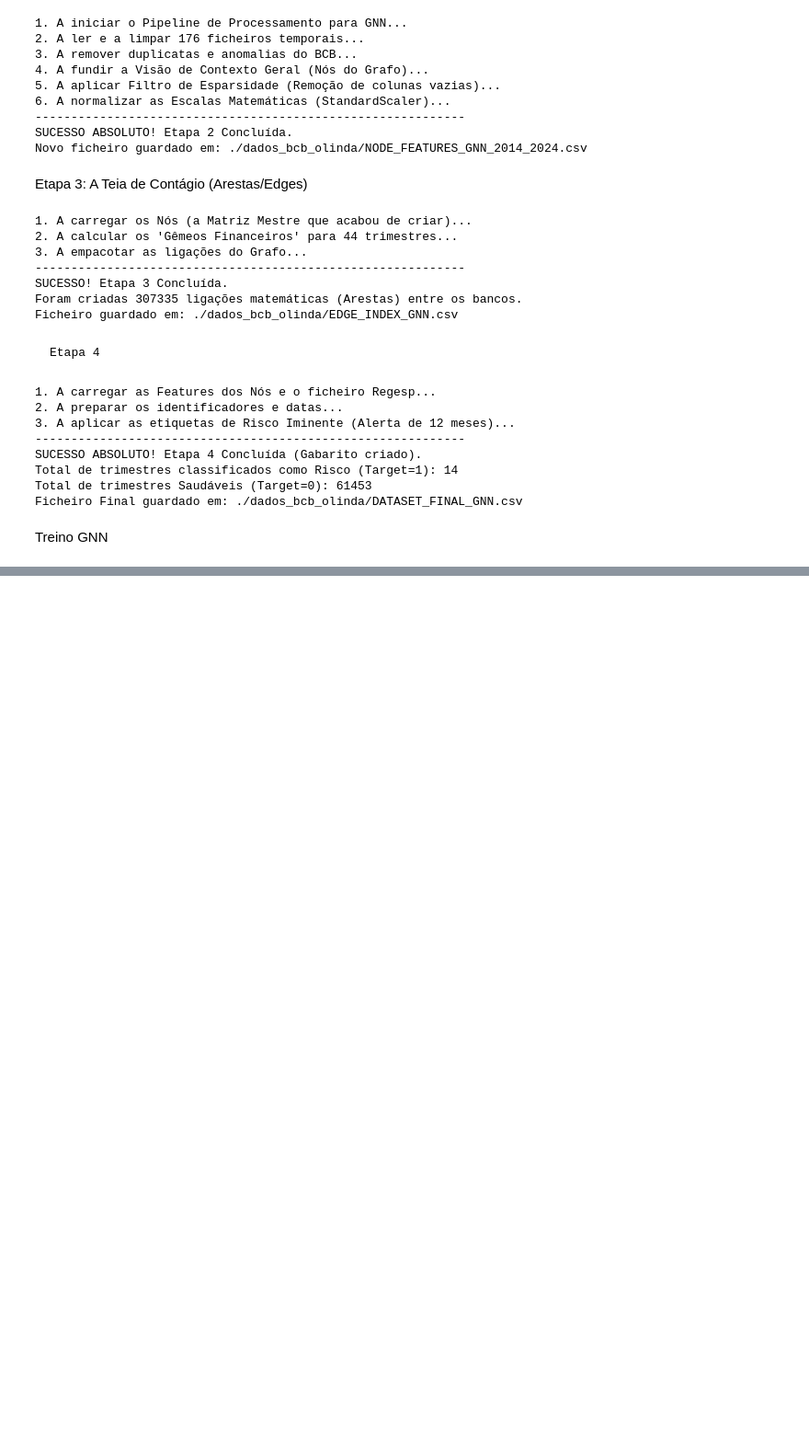
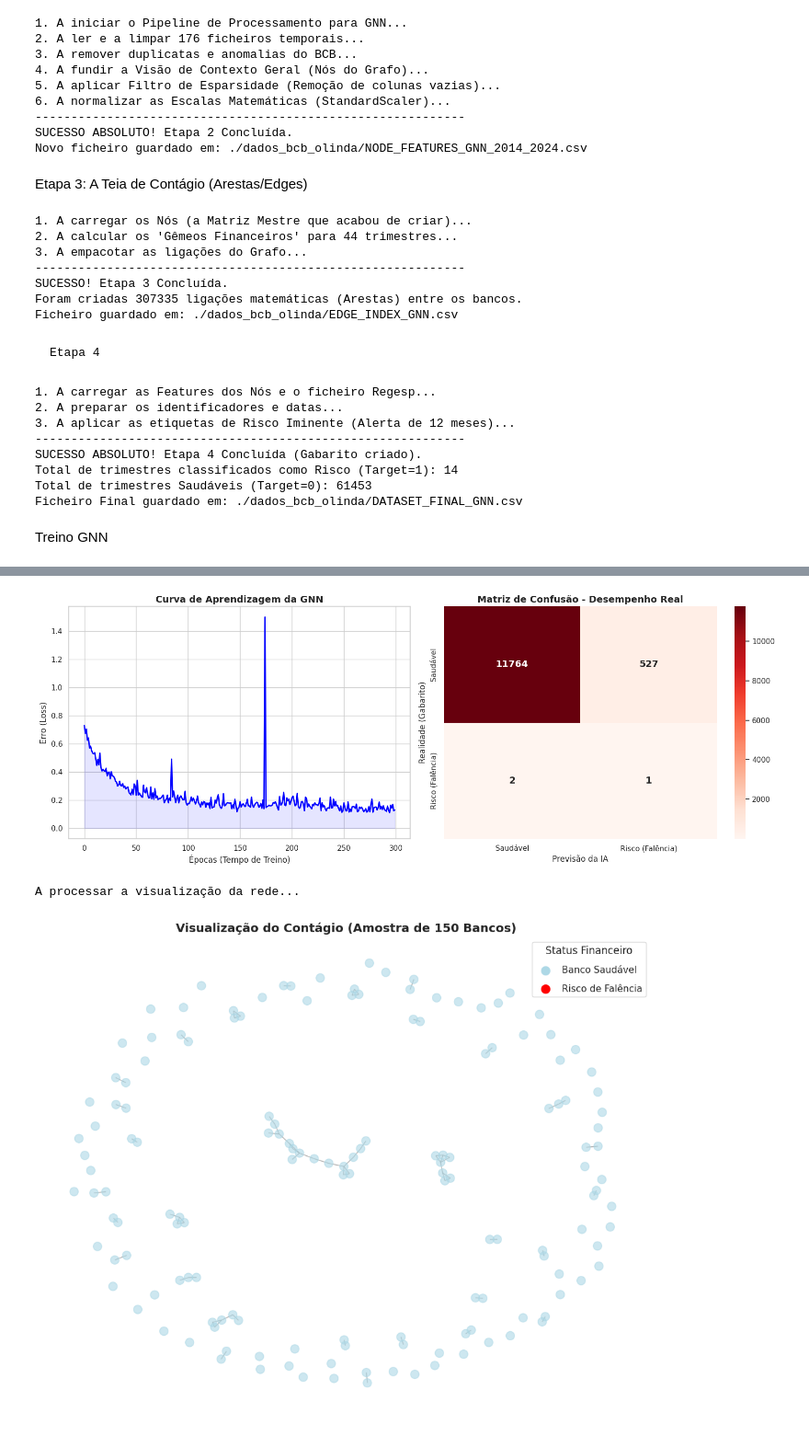
Before and after one commit to Gustavo-M-D-S/bank-distress-foretoken, a Jupyter notebook: teste .ipynb, the cells around one changed output, grey strips where cells are left out. Shown at 92% size. Cells and saved outputs as stored; diff of their text form; code cells hidden in the pictures; blank space fills up the shorter version.

```diff
--- a/teste .ipynb
+++ b/teste .ipynb
@@ -500,10 +500,16 @@ pesos_tensor = torch.tensor(pesos, dtype=torch.float)
 optimizer = torch.optim.Adam(modelo.parameters(), lr=0.01, weight_decay=5e-4)
 criterio = torch.nn.CrossEntropyLoss(weight=pesos_tensor)
 
-# 4. Treinar a IA
+import matplotlib.pyplot as plt
+import seaborn as sns
+import networkx as nx
+from torch_geometric.utils import to_networkx
+
+# 4. Treino
 print("\n3. A iniciar o Treinamento da Rede Neuronal...")
 modelo.train()
-epocas = 200
+epocas = 300
+historico_loss = []
 
 for epoca in range(epocas):
     optimizer.zero_grad()
@@ -511,12 +517,12 @@ for epoca in range(epocas):
     loss = criterio(out[grafo.train_mask], grafo.y[grafo.train_mask])
     loss.backward()
     optimizer.step()
-
+    historico_loss.append(loss.item())
     if epoca % 20 == 0:
         print(f'Época {epoca:>3} | Erro (Loss): {loss.item():.4f}')
 
-# 5. Avaliar o desempenho
-print("\n4. Treinamento Concluído. A avaliar com dados nunca antes vistos...")
+# 5. Avaliação de desempenho
+print("\n4. Treinamento Concluído. A gerar previsões...")
 modelo.eval()
 with torch.no_grad():
     out = modelo(grafo.x, grafo.edge_index)
@@ -524,15 +530,51 @@ with torch.no_grad():
     y_real = grafo.y[grafo.test_mask].numpy()
     y_previsto = previsoes[grafo.test_mask].numpy()
 
-print("\n=== RELATÓRIO DO SISTEMA DE ALERTA ===")
-print(classification_report(y_real, y_previsto, target_names=['Saudável (0)', 'Risco de Falência (1)']))
+# 6. Parte dos gráficos
+print("5. A gerar os gráficos visuais para o seu trabalho...")
+sns.set_theme(style="whitegrid")
+fig, eixos = plt.subplots(1, 2, figsize=(16, 6))
 
-print("\nMatriz de Confusão:")
+# GRÁFICO 1: Curva de Aprendizagem ---
+eixos[0].plot(historico_loss, color='blue', linewidth=2)
+eixos[0].set_title('Curva de Aprendizagem da GNN', fontsize=14, fontweight='bold')
+eixos[0].set_xlabel('Épocas (Tempo de Treino)', fontsize=12)
+eixos[0].set_ylabel('Erro (Loss)', fontsize=12)
+eixos[0].fill_between(range(len(historico_loss)), historico_loss, alpha=0.1, color='blue')
+
+# GRÁFICO 2: Heatmap da Matriz de Confusão ---
 cm = confusion_matrix(y_real, y_previsto)
-print(f"Bancos Saudáveis previstos corretamente: {cm[0][0]}")
-print(f"Falsos Alarmes (Saudável previsto como Risco): {cm[0][1]}")
-print(f"Bancos em Risco IGNORADOS (Erro grave): {cm[1][0]}")
-print(f"Bancos em Risco detetados a tempo (Sucesso!): {cm[1][1]}")
+sns.heatmap(cm, annot=True, fmt='d', cmap='Reds', ax=eixos[1],
+            xticklabels=['Saudável', 'Risco (Falência)'],
+            yticklabels=['Saudável', 'Risco (Falência)'],
+            annot_kws={"size": 14, "weight": "bold"})
+eixos[1].set_title('Matriz de Confusão - Desempenho Real', fontsize=14, fontweight='bold')
+eixos[1].set_xlabel('Previsão da IA', fontsize=12)
+eixos[1].set_ylabel('Realidade (Gabarito)', fontsize=12)
+
+plt.tight_layout()
+plt.show() # Isto vai abrir uma janela com os dois primeiros gráficos
+
+from torch_geometric.utils import to_networkx, subgraph
+import torch
+import networkx as nx
+import matplotlib.pyplot as plt
+
+# --- GRÁFICO 3: Visualização do Grafo (Amostra Segura) ---
+print("A processar a visualização da rede...")
+subset = torch.arange(150)
+sub_edge_index, _ = subgraph(subset, grafo.edge_index, relabel_nodes=True)
+grafo_amostra = Data(x=grafo.x[:150], edge_index=sub_edge_index)
+G = to_networkx(grafo_amostra, to_undirected=True)
+cores = ['red' if target == 1 else 'lightblue' for target in grafo.y[:150].numpy()]
+plt.figure(figsize=(10, 8))
+posicoes = nx.spring_layout(G, seed=42)
+nx.draw(G, posicoes, node_color=cores, node_size=100, edge_color='gray', alpha=0.6, with_labels=False)
+plt.scatter([], [], c='lightblue', label='Banco Saudável', s=100)
+plt.scatter([], [], c='red', label='Risco de Falência', s=100)
+plt.legend(scatterpoints=1, frameon=True, labelspacing=1, title="Status Financeiro")
+plt.title('Visualização do Contágio (Amostra de 150 Bancos)', fontsize=14, fontweight='bold')
+plt.show()
 # %% [output]
 1. A carregar os dados para a memória...
 Grafo montado com sucesso! 61467 bancos/trimestres e 307335 ligações.
@@ -553,0 +596,3 @@ Bancos em Risco detetados a tempo (Sucesso!): 1
+[figure, added]
+A processar a visualização da rede...
+[figure, added]
```
Also changed, not shown: parts of 2 cells of this notebook.
